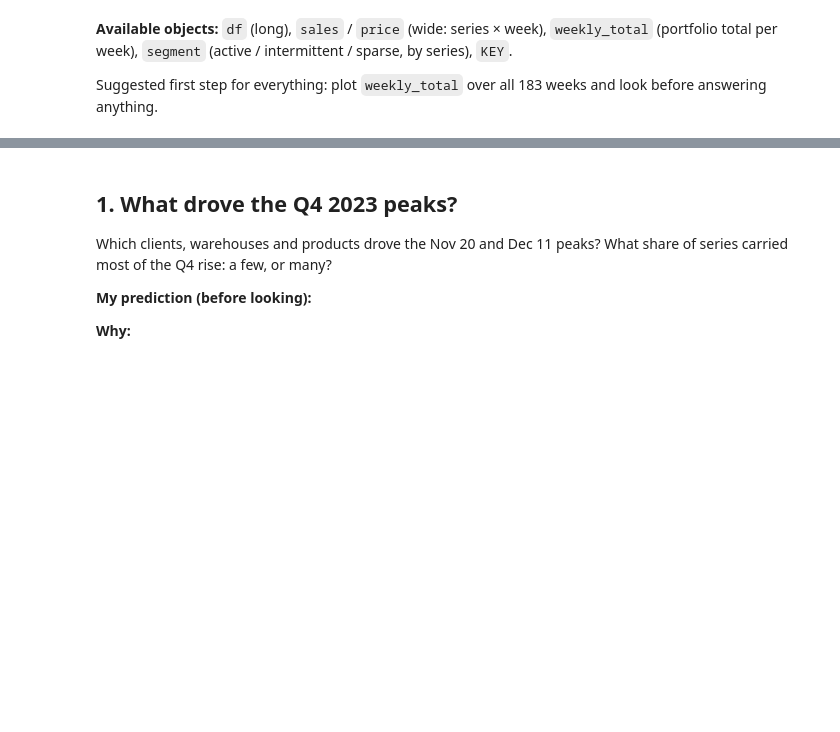
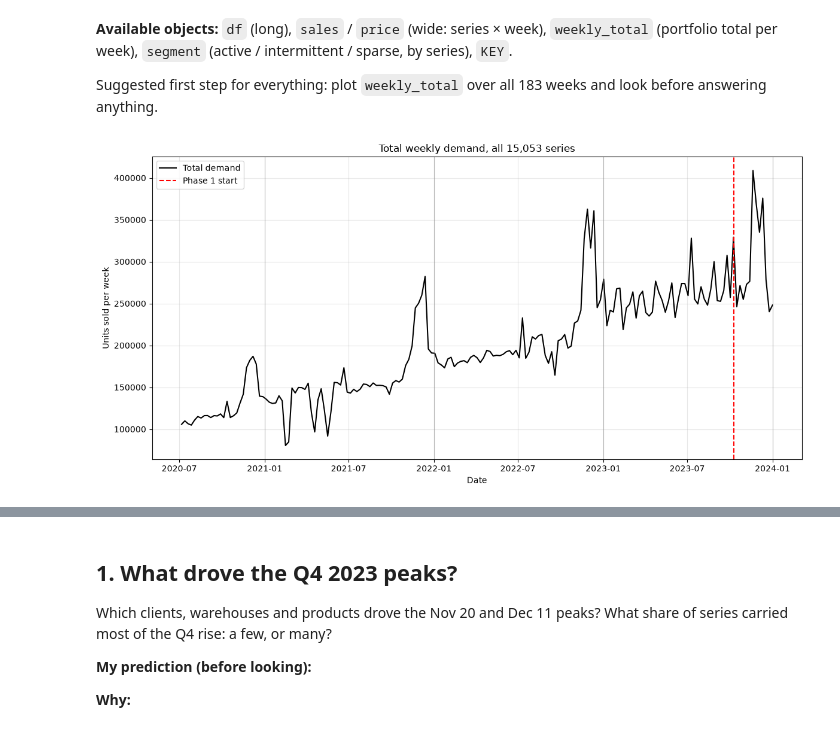
Before and after one commit to hozaifaanwar/vn1-forecasting, a Jupyter notebook: notebooks/08_session8_demand.ipynb, the cells around one changed output, grey strips where cells are left out. Cells and saved outputs as stored; diff of their text form; code cells hidden in the pictures; blank space fills up the shorter version.

```diff
--- a/notebooks/08_session8_demand.ipynb
+++ b/notebooks/08_session8_demand.ipynb
@@ -52,0 +57,26 @@ answering anything.
+# %%
+# Start here: look at total weekly demand over the whole history
+# I expect to see a big drop in demand at the start of Phase 1, and then a slow recovery.
+from pathlib import Path
+Path("reports/figures").mkdir(parents=True, exist_ok=True)
+
+plt.figure(figsize=(12, 6))
+plt.plot(weekly_total.index, weekly_total.values, label="Total demand", color="black")
+
+# Phase 1 start (the 13 weeks we forecast)
+plt.axvline(PHASE1_START, color="red", linestyle="--", label="Phase 1 start")
+
+# New Year markers, to compare the same time of year across years
+for year in [2021, 2022, 2023, 2024]:
+    plt.axvline(pd.Timestamp(f"{year}-01-01"), color="grey", linewidth=0.8, alpha=0.5)
+
+plt.title("Total weekly demand, all 15,053 series")
+plt.xlabel("Date")
+plt.ylabel("Units sold per week")
+plt.grid(alpha=0.3)
+plt.legend()
+plt.tight_layout()
+plt.savefig("reports/figures/total_weekly_sales.png")
+plt.show()
+# %% [output]
+[figure, added]
```
Also changed, not shown: parts of 21 cells of this notebook, 4 other files.
